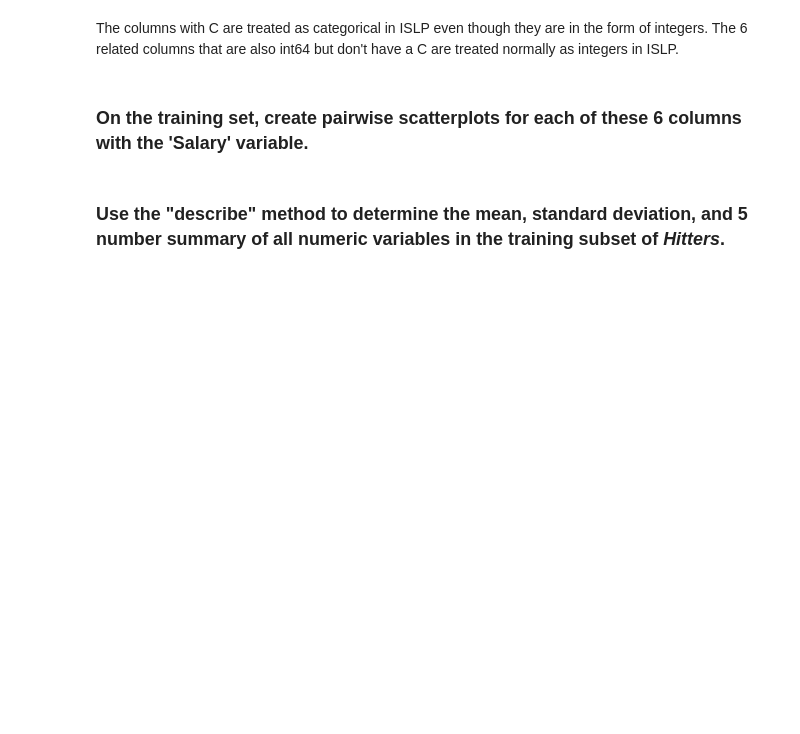
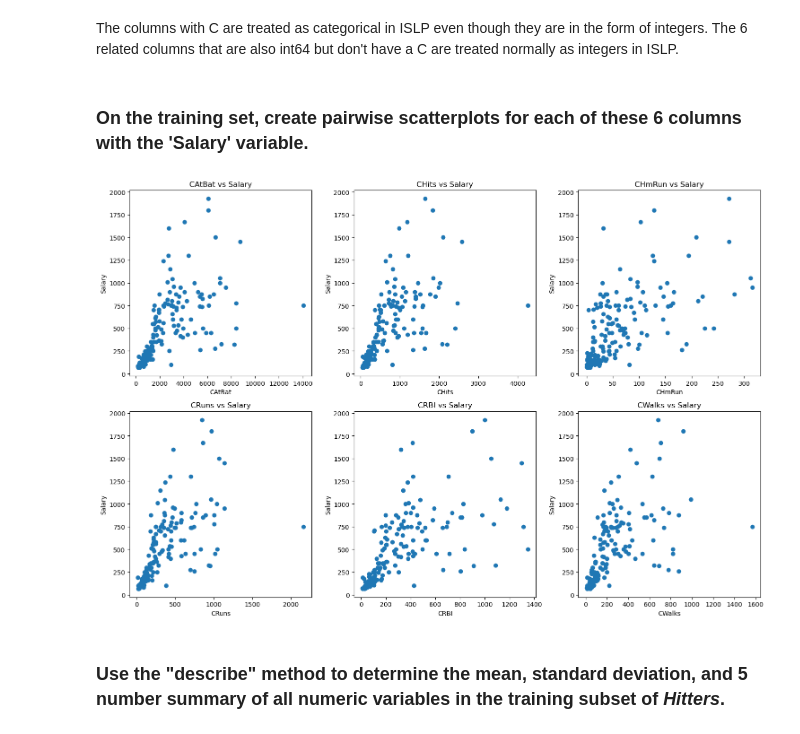
Before and after one commit to emileeharadon-gif/code_2600, a Jupyter notebook: mod03_eda.ipynb, the cells around one changed output. Saved outputs shown, nothing was run; the diff lists cells and outputs as text; code cells hidden in the pictures; blank space fills up the shorter version.

Commit message:
made scatterplots and 5 num summaries

```diff
--- a/mod03_eda.ipynb
+++ b/mod03_eda.ipynb
@@ -61,7 +61,19 @@ The columns with C are treated as categorical in ISLP even though they are in th
 # %% [markdown]
 ### On the training set, create pairwise scatterplots for each of these 6 columns with the 'Salary' variable.
 # %%
-#fillin
+cols = ['CAtBat', 'CHits', 'CHmRun', 'CRuns', 'CRBI', 'CWalks']
+
+fig, axes = plt.subplots(2,3,figsize=(15,10))
+
+for ax, c in zip(axes.ravel(), cols):
+    ax.scatter(Train[c],Train['Salary'])
+    ax.set_xlabel(c)
+    ax.set_ylabel('Salary')
+    ax.set_title(f'{c} vs Salary')
+
+plt.tight_layout()
+# %% [output]
+[figure, added]
 # %% [markdown]
 ### Use the "describe" method to determine the mean, standard deviation, and 5 number summary of all numeric variables in the training subset of _Hitters_.
 # %%
```
Also changed, not shown: parts of 1 cell of this notebook.
